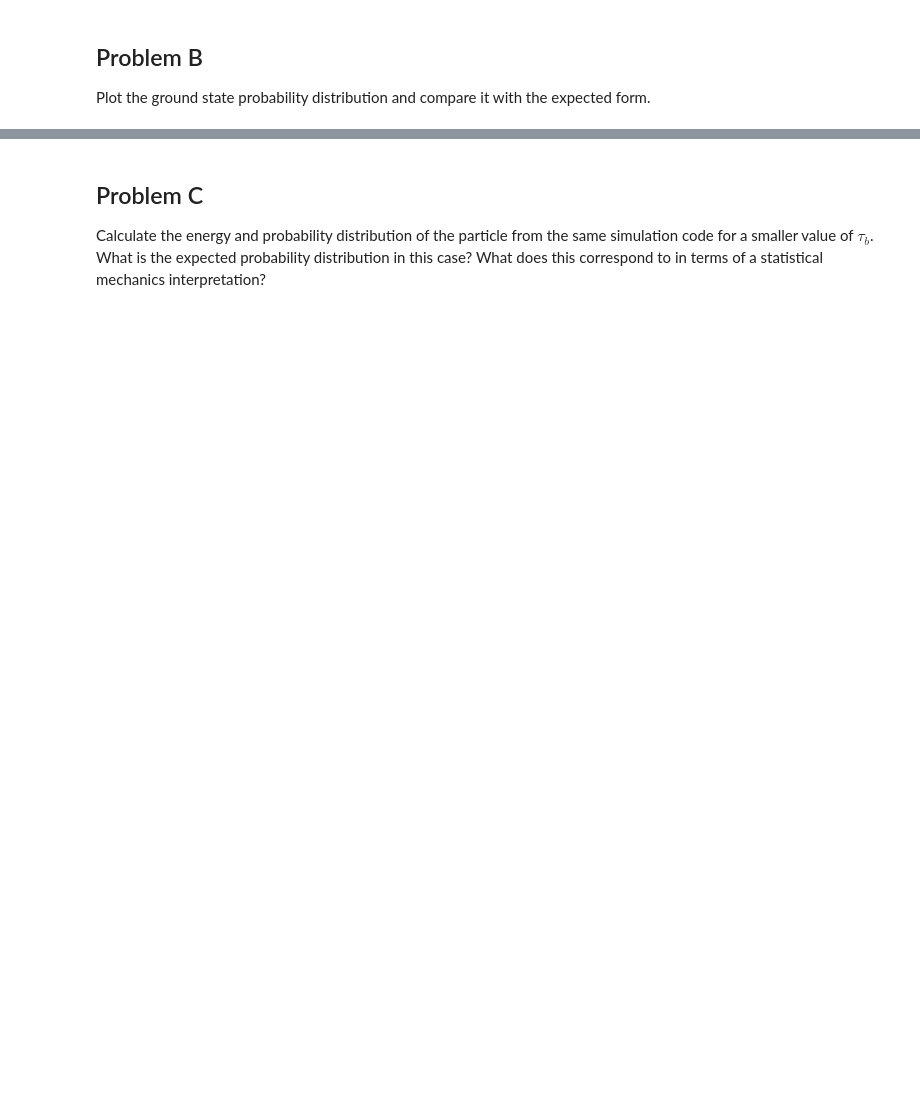
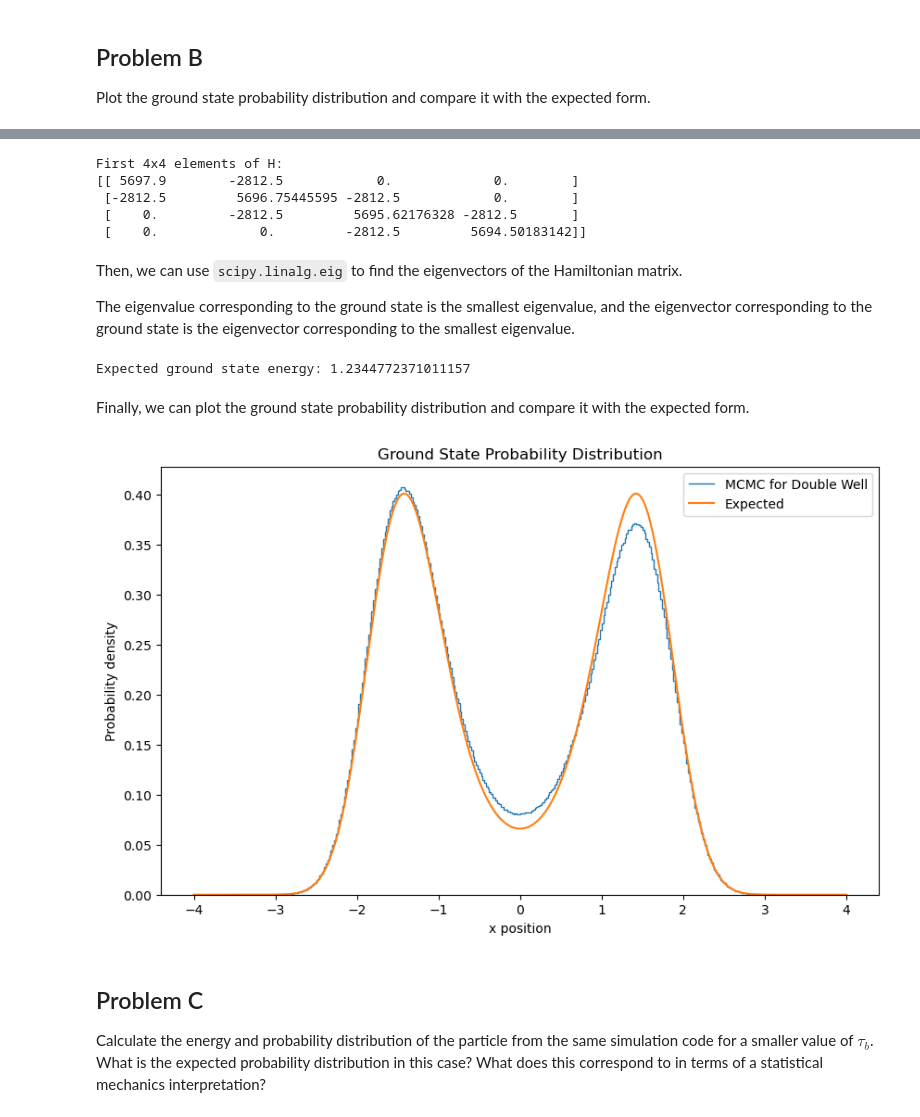
Before and after one commit to Girish-Krishnan/ucsd-phys142-double-well-mcmc-a, a Jupyter notebook: project.ipynb, the cells around one changed output, grey strips where cells are left out. Cells and saved outputs as stored; diff of their text form; code cells hidden in the pictures; blank space fills up the shorter version.

```diff
--- a/project.ipynb
+++ b/project.ipynb
@@ -35,3 +345,56 @@ Plot the ground state probability distribution and compare it with the expected
+# %%
+BOXSIZE = 8
+ND = 600
+DELTAX = BOXSIZE / ND
+x = np.linspace(-BOXSIZE / 2, BOXSIZE / 2, ND + 1)
+
+H = Hamiltonian(ND, x, DELTAX, ALPHA)
+# print the first 4x4 elements of H
+print('First 4x4 elements of H:')
+print(H[:4,:4])
+# %% [output]
+First 4x4 elements of H:
+[[ 5697.9        -2812.5            0.             0.        ]
+ [-2812.5         5696.75445595 -2812.5            0.        ]
+ [    0.         -2812.5         5695.62176328 -2812.5       ]
+ [    0.             0.         -2812.5         5694.50183142]]
+# %% [markdown]
+Then, we can use `scipy.linalg.eig` to find the eigenvectors of the Hamiltonian matrix.
+
+The eigenvalue corresponding to the ground state is the smallest eigenvalue, and the eigenvector corresponding to the ground state is the eigenvector corresponding to the smallest eigenvalue.
+# %%
+def ground_state(H):
+    """
+    Returns the ground state energy and wave function.
+    """
+    Es, psis = scipy.linalg.eig(H)
+    idx = np.argsort(Es)
+    Es = Es[idx]
+    psis = psis[:, idx]
+    return np.real(Es[0]), psis[:, 0]
+
+E_ground, psi_0 = ground_state(H)
+# Find the ground state probability distribution
+prob = np.abs(psi_0)**2
+prob /= np.sum(prob) * DELTAX
+
+print("Expected ground state energy:", E_ground)
+# %% [output]
+Expected ground state energy: 1.2344772371011157
+# %% [markdown]
+Finally, we can plot the ground state probability distribution and compare it with the expected form.
+# %%
+# Plot the ground state probability distribution and compare with MCMC result
+plt.figure(figsize=(10, 6))
+plt.stairs(prob_histogram_normalized, x_bins, label='MCMC for Double Well')
+plt.plot(x, prob, label='Expected')
+plt.title('Ground State Probability Distribution')
+plt.xlabel('x position')
+plt.ylabel('Probability density')
+plt.legend()
+plt.show()
+# %% [output]
+[figure, added]
 # %% [markdown]
 ## Problem C
 
```
Also changed, not shown: parts of 36 cells of this notebook, 1 other file.
